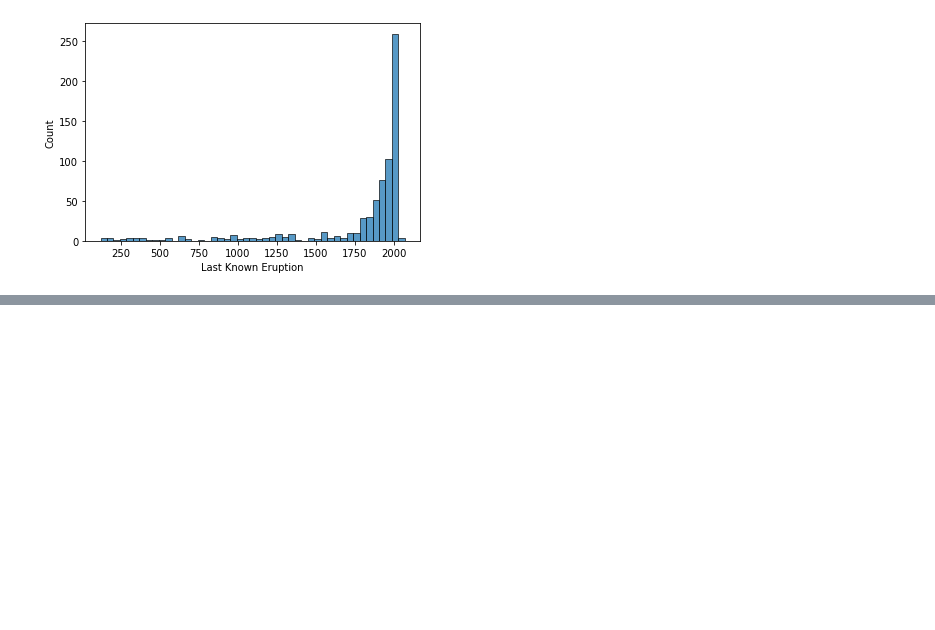
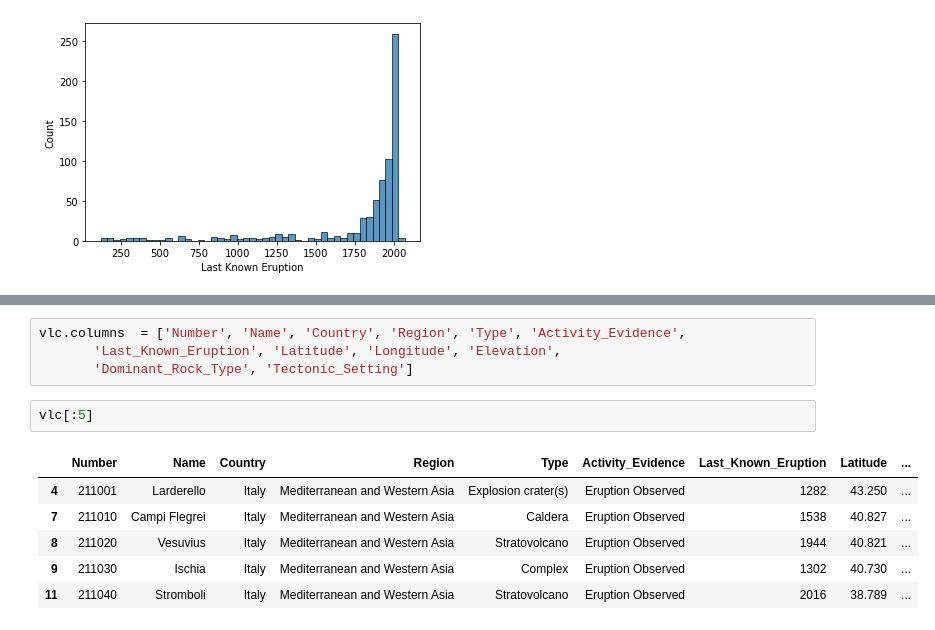
Before and after one commit to htuteja04/practice, a Jupyter notebook: Pandas/Practice_4.ipynb, the cells around one changed output, grey strips where cells are left out. Drawn from its saved outputs; the diff is of its cells as text; blank space fills up the shorter version.

```diff
--- a/Pandas/Practice_4.ipynb
+++ b/Pandas/Practice_4.ipynb
@@ -208,0 +254,13 @@ sns.histplot(vlc['Last Known Eruption']);
+# %%
+vlc.columns  = ['Number', 'Name', 'Country', 'Region', 'Type', 'Activity_Evidence',
+       'Last_Known_Eruption', 'Latitude', 'Longitude', 'Elevation',
+       'Dominant_Rock_Type', 'Tectonic_Setting']
+# %%
+vlc[:5]
+# %% [output]
+|  | Number | Name | Country | Region | Type | Activity_Evidence | Last_Known_Eruption | Latitude | ... |
+| 4 | 211001 | Larderello | Italy | Mediterranean and Western Asia | Explosion crater(s) | Eruption Observed | 1282 | 43.250 | ... |
+| 7 | 211010 | Campi Flegrei | Italy | Mediterranean and Western Asia | Caldera | Eruption Observed | 1538 | 40.827 | ... |
+| 8 | 211020 | Vesuvius | Italy | Mediterranean and Western Asia | Stratovolcano | Eruption Observed | 1944 | 40.821 | ... |
+| 9 | 211030 | Ischia | Italy | Mediterranean and Western Asia | Complex | Eruption Observed | 1302 | 40.730 | ... |
+| 11 | 211040 | Stromboli | Italy | Mediterranean and Western Asia | Stratovolcano | Eruption Observed | 2016 | 38.789 | ... |
```
Also changed, not shown: parts of 19 cells of this notebook.
